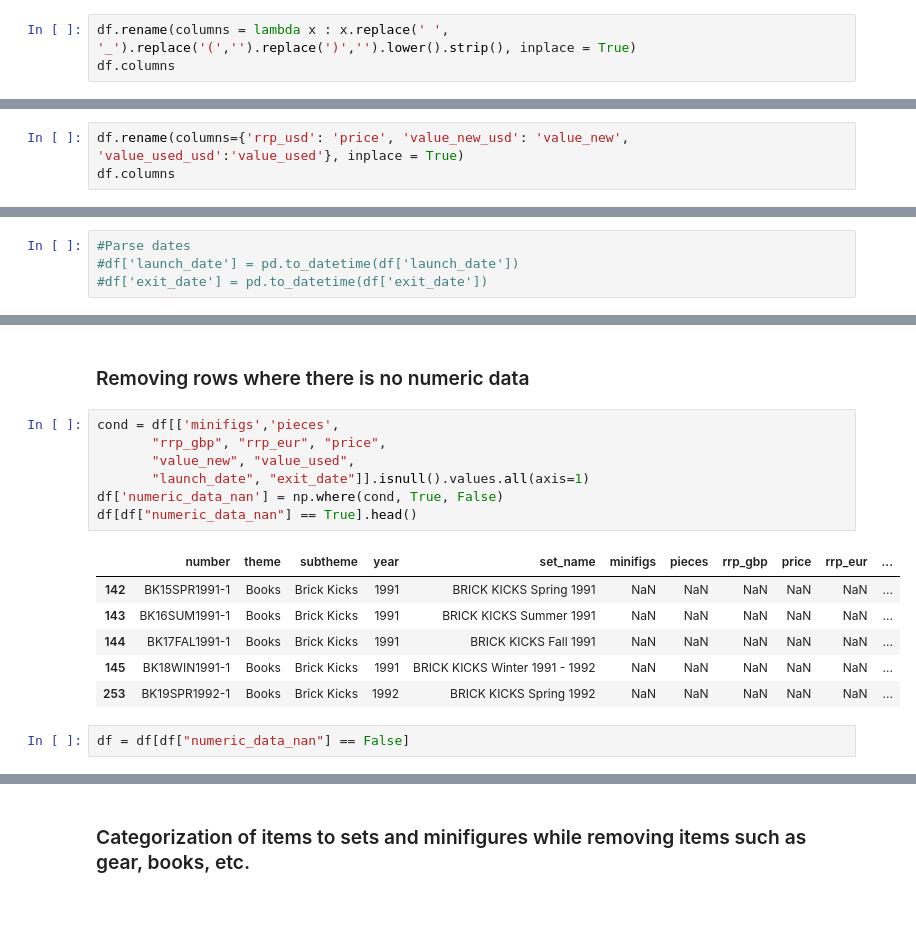
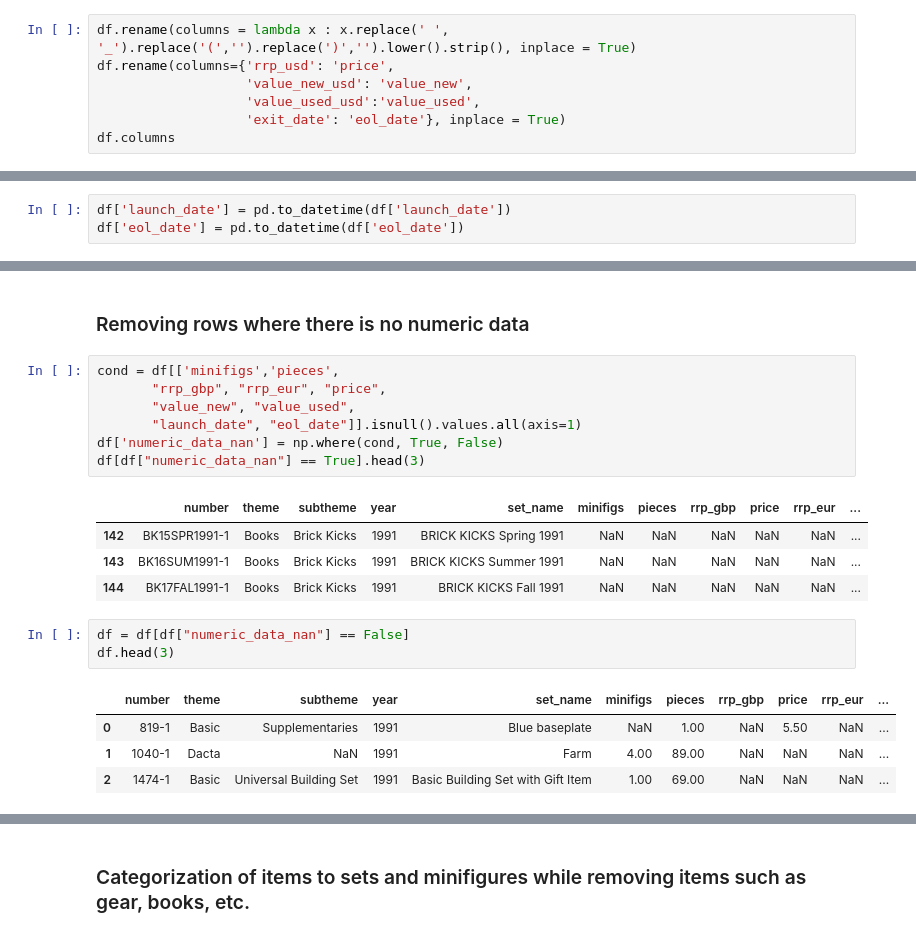
Before and after one commit to michaeltosic/lego-analysis, a Jupyter notebook: lego-analysis.ipynb, the cells around one changed output, grey strips where cells are left out. Cells and saved outputs as stored; diff of their text form; blank space fills up the shorter version.

```diff
--- a/lego-analysis.ipynb
+++ b/lego-analysis.ipynb
@@ -195,5 +190,9 @@ df.drop(['Qty owned','UPC','Qty owned new',
 # %%
 df.rename(columns = lambda x : x.replace(' ', '_').replace('(','').replace(')','').lower().strip(), inplace = True)
+df.rename(columns={'rrp_usd': 'price',
+                   'value_new_usd': 'value_new',
+                   'value_used_usd':'value_used',
+                   'exit_date': 'eol_date'}, inplace = True)
 df.columns
 # %% [output]
 Index(['number', 'theme', 'subtheme', 'year', 'set_name', 'minifigs', 'pieces',
@@ -202,4 +201 @@ Index(['number', 'theme', 'subtheme', 'year', 'set_name', 'minifigs', 'pieces',
       dtype='object')
-# %%
-df.rename(columns={'rrp_usd': 'price', 'value_new_usd': 'value_new', 'value_used_usd':'value_used'}, inplace = True)
-df.columns
@@ -213,4 +210,3 @@ df.sort_values(["year","launch_date"], inplace = True)
 # %%
-#Parse dates
-#df['launch_date'] = pd.to_datetime(df['launch_date'])
-#df['exit_date'] = pd.to_datetime(df['exit_date'])
+df['launch_date'] = pd.to_datetime(df['launch_date'])
+df['eol_date'] = pd.to_datetime(df['eol_date'])
@@ -358,16 +348,20 @@ def make_plots_of_num_cols(df):
 # %%
 cond = df[['minifigs','pieces',
        "rrp_gbp", "rrp_eur", "price",
        "value_new", "value_used",
-       "launch_date", "exit_date"]].isnull().values.all(axis=1)
+       "launch_date", "eol_date"]].isnull().values.all(axis=1)
 df['numeric_data_nan'] = np.where(cond, True, False)
-df[df["numeric_data_nan"] == True].head()
+df[df["numeric_data_nan"] == True].head(3)
 # %% [output]
 |  | number | theme | subtheme | year | set_name | minifigs | pieces | rrp_gbp | price | rrp_eur | ... |
 | 142 | BK15SPR1991-1 | Books | Brick Kicks | 1991 | BRICK KICKS Spring 1991 | NaN | NaN | NaN | NaN | NaN | ... |
 | 143 | BK16SUM1991-1 | Books | Brick Kicks | 1991 | BRICK KICKS Summer 1991 | NaN | NaN | NaN | NaN | NaN | ... |
 | 144 | BK17FAL1991-1 | Books | Brick Kicks | 1991 | BRICK KICKS Fall 1991 | NaN | NaN | NaN | NaN | NaN | ... |
-| 145 | BK18WIN1991-1 | Books | Brick Kicks | 1991 | BRICK KICKS Winter 1991 - 1992 | NaN | NaN | NaN | NaN | NaN | ... |
-| 253 | BK19SPR1992-1 | Books | Brick Kicks | 1992 | BRICK KICKS Spring 1992 | NaN | NaN | NaN | NaN | NaN | ... |
 # %%
 df = df[df["numeric_data_nan"] == False]
+df.head(3)
+# %% [output]
+|  | number | theme | subtheme | year | set_name | minifigs | pieces | rrp_gbp | price | rrp_eur | ... |
+| 0 | 819-1 | Basic | Supplementaries | 1991 | Blue baseplate | NaN | 1.00 | NaN | 5.50 | NaN | ... |
+| 1 | 1040-1 | Dacta | NaN | 1991 | Farm | 4.00 | 89.00 | NaN | NaN | NaN | ... |
+| 2 | 1474-1 | Basic | Universal Building Set | 1991 | Basic Building Set with Gift Item | 1.00 | 69.00 | NaN | NaN | NaN | ... |
```
Also changed, not shown: parts of 100 cells of this notebook.
